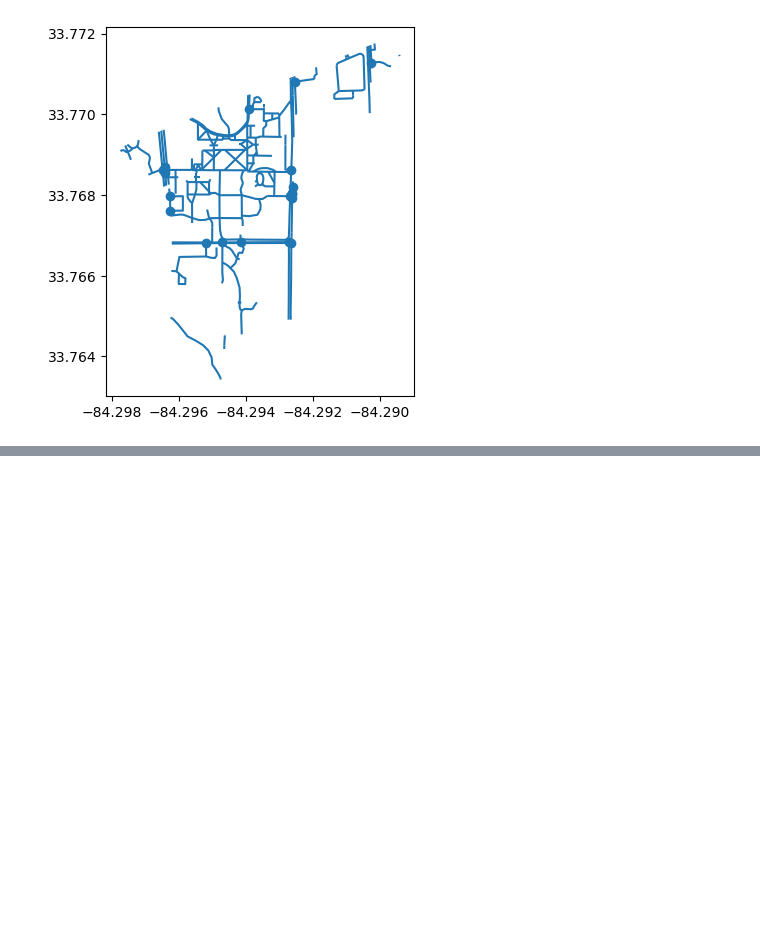
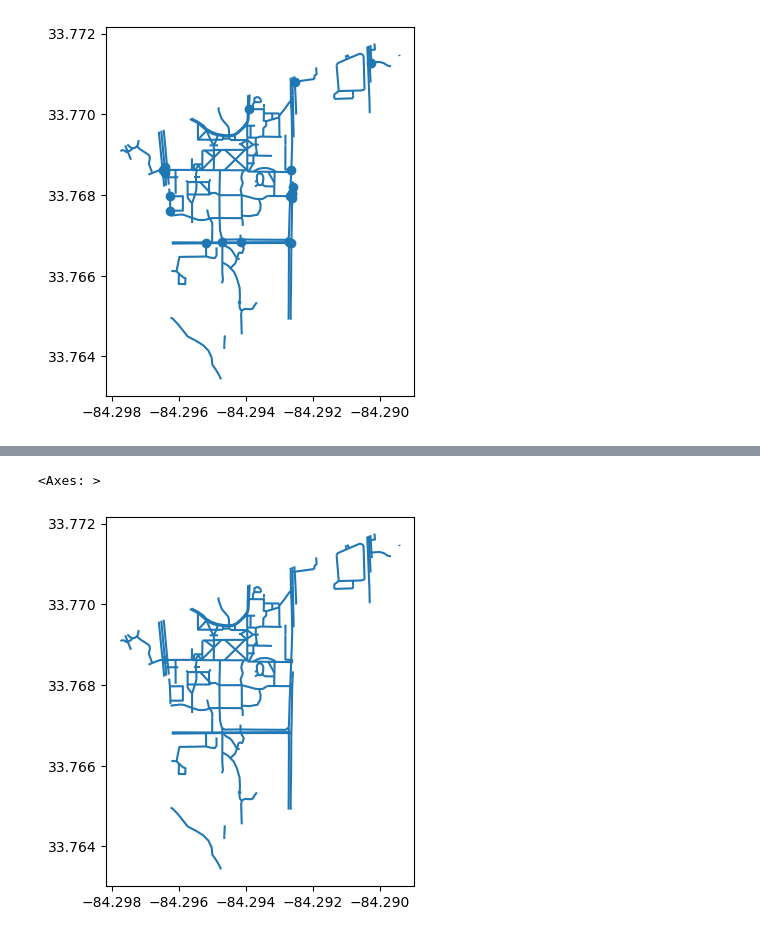
Before and after one commit to cu-esiil-edu/01-campus-map-echinodermatamata, a Jupyter notebook: ASC.ipynb, the cells around one changed output, grey strips where cells are left out. Saved outputs shown, nothing was run; the diff lists cells and outputs as text; code cells hidden in the pictures; blank space fills up the shorter version.

```diff
--- a/ASC.ipynb
+++ b/ASC.ipynb
@@ -126,0 +162,5 @@ roads_clipped.plot()
+# %%
+# Keep only linestring for interactive plotting
+road_lines = roads_clipped[
+    roads_clipped.geometry.type.isin(["LineString", "MultiLineString"])]
+road_lines
@@ -126,0 +182,5 @@ roads_clipped.plot()
+# %%
+road_lines.plot()
+# %% [output]
+<Axes: >
+[figure, added]
```
Also changed, not shown: parts of 9 cells of this notebook, 3 other files.
